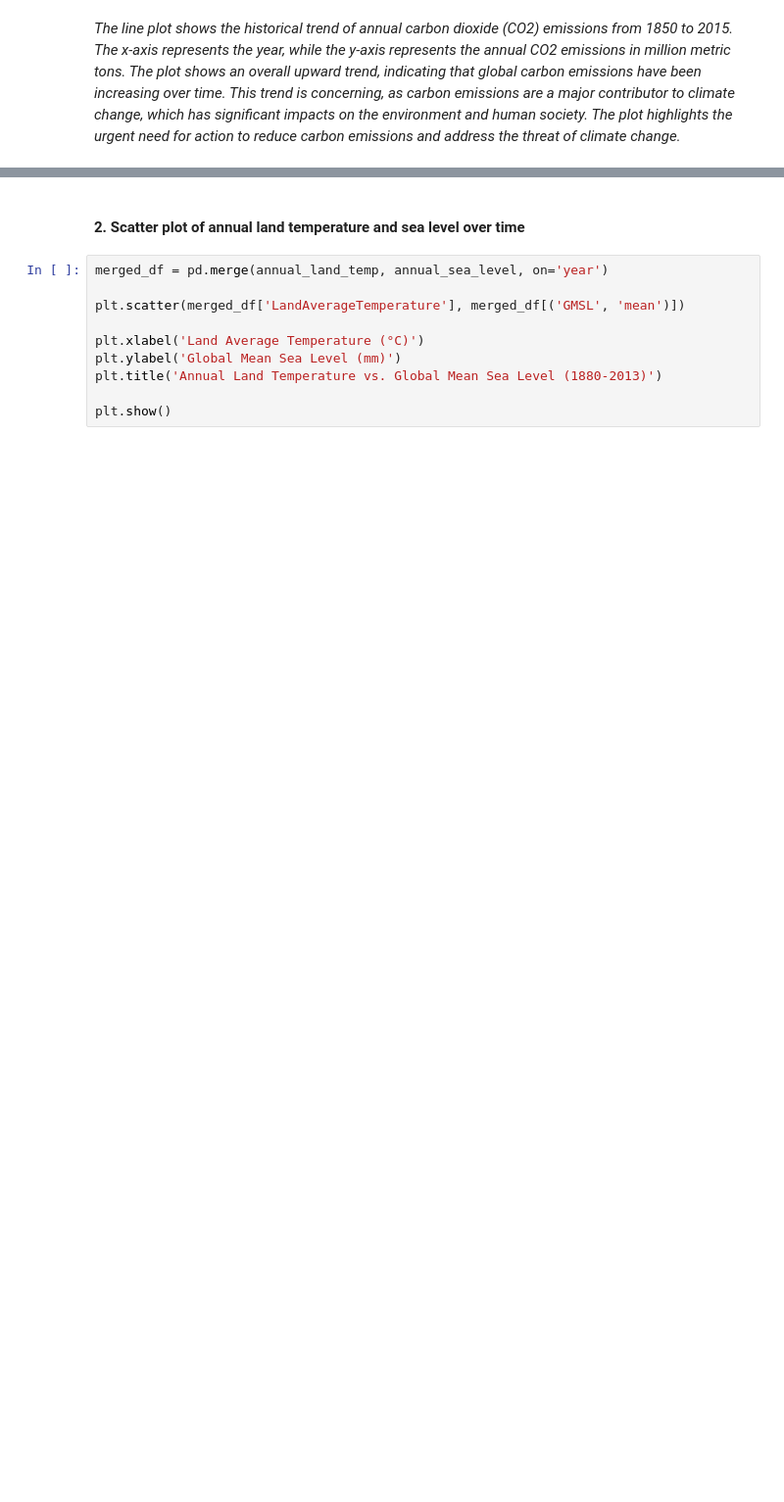
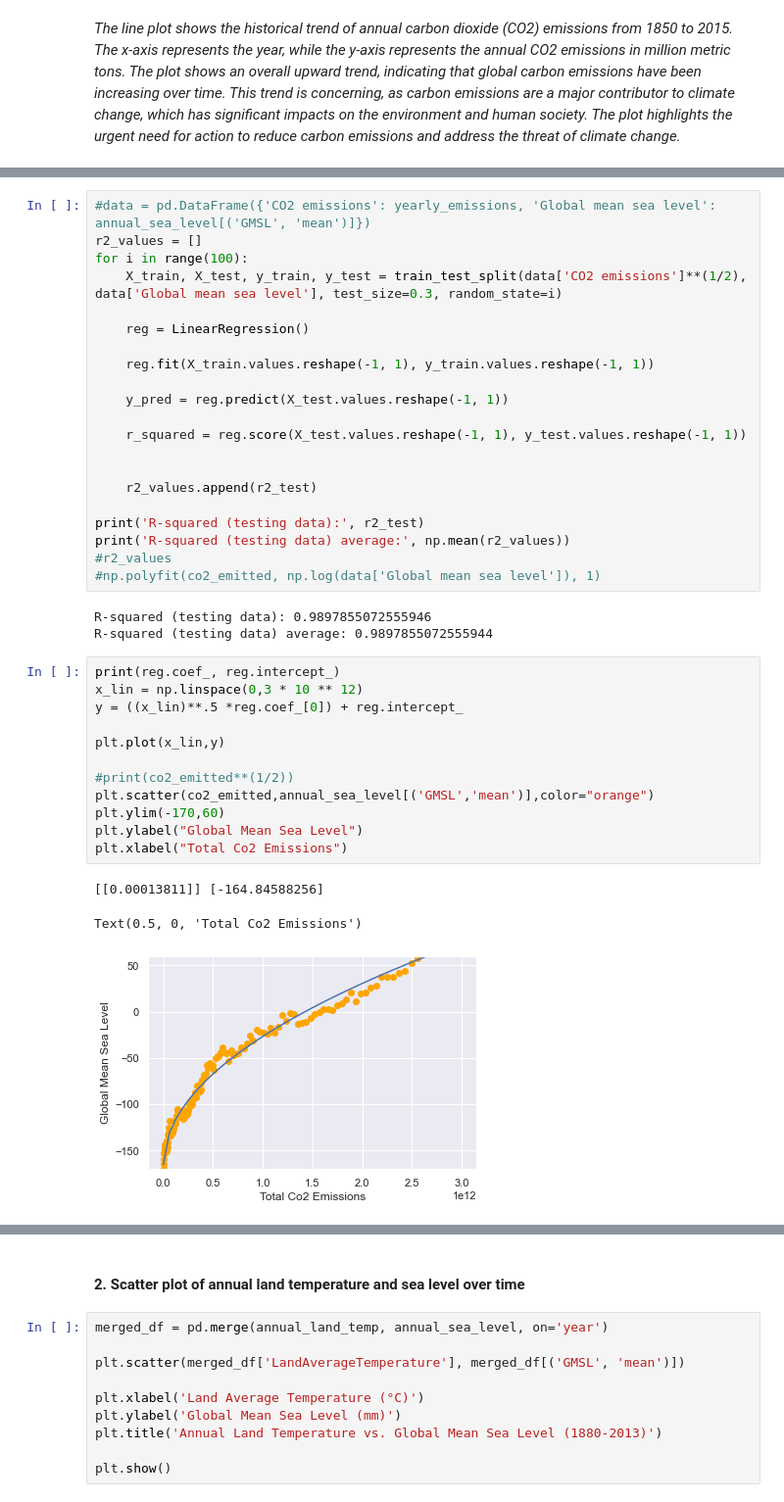
Before and after one commit to fuchenru/How-have-carbon-emissions-affected-climate-change-, a Jupyter notebook: CMSE 202 Final Project.ipynb, the cells around one changed output, grey strips where cells are left out. Shown: that part at 98% size. Saved outputs shown, nothing was run; the diff lists cells and outputs as text; blank space fills up the shorter version.

```diff
--- a/CMSE 202 Final Project.ipynb
+++ b/CMSE 202 Final Project.ipynb
@@ -217,0 +359,40 @@ plt.show()
+# %%
+#data = pd.DataFrame({'CO2 emissions': yearly_emissions, 'Global mean sea level': annual_sea_level[('GMSL', 'mean')]})
+r2_values = []
+for i in range(100):
+    X_train, X_test, y_train, y_test = train_test_split(data['CO2 emissions']**(1/2), data['Global mean sea level'], test_size=0.3, random_state=i)
+
+    reg = LinearRegression()
+
+    reg.fit(X_train.values.reshape(-1, 1), y_train.values.reshape(-1, 1))
+
+    y_pred = reg.predict(X_test.values.reshape(-1, 1))
+
+    r_squared = reg.score(X_test.values.reshape(-1, 1), y_test.values.reshape(-1, 1))
+
+
+    r2_values.append(r2_test)
+
+print('R-squared (testing data):', r2_test)
+print('R-squared (testing data) average:', np.mean(r2_values))
+#r2_values
+#np.polyfit(co2_emitted, np.log(data['Global mean sea level']), 1)
+# %% [output]
+R-squared (testing data): 0.9897855072555946
+R-squared (testing data) average: 0.9897855072555944
+# %%
+print(reg.coef_, reg.intercept_)
+x_lin = np.linspace(0,3 * 10 ** 12)
+y = ((x_lin)**.5 *reg.coef_[0]) + reg.intercept_
+
+plt.plot(x_lin,y)
+
+#print(co2_emitted**(1/2))
+plt.scatter(co2_emitted,annual_sea_level[('GMSL','mean')],color="orange")
+plt.ylim(-170,60)
+plt.ylabel("Global Mean Sea Level")
+plt.xlabel("Total Co2 Emissions")
+# %% [output]
+[[0.00013811]] [-164.84588256]
+Text(0.5, 0, 'Total Co2 Emissions')
+[figure, added]
```
Also changed, not shown: parts of 17 cells of this notebook.
